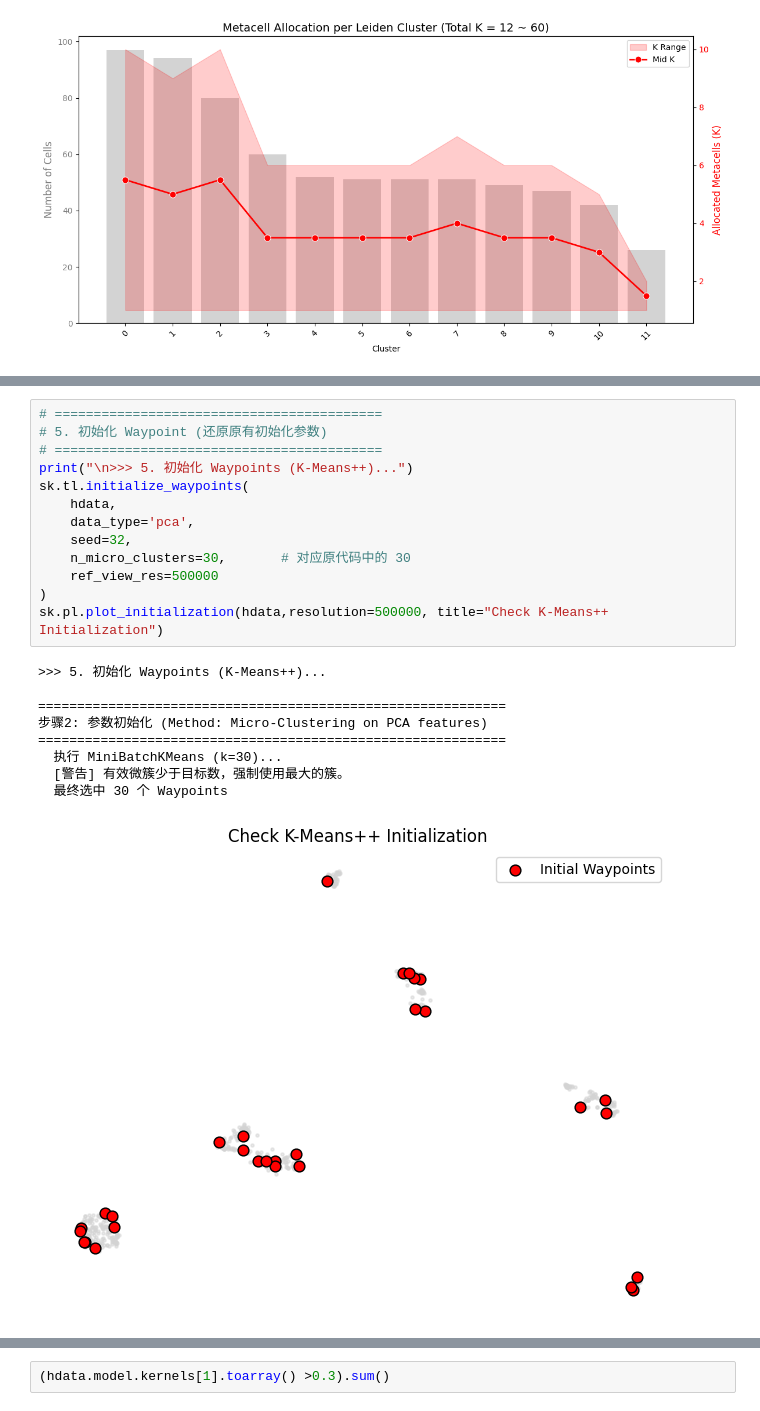
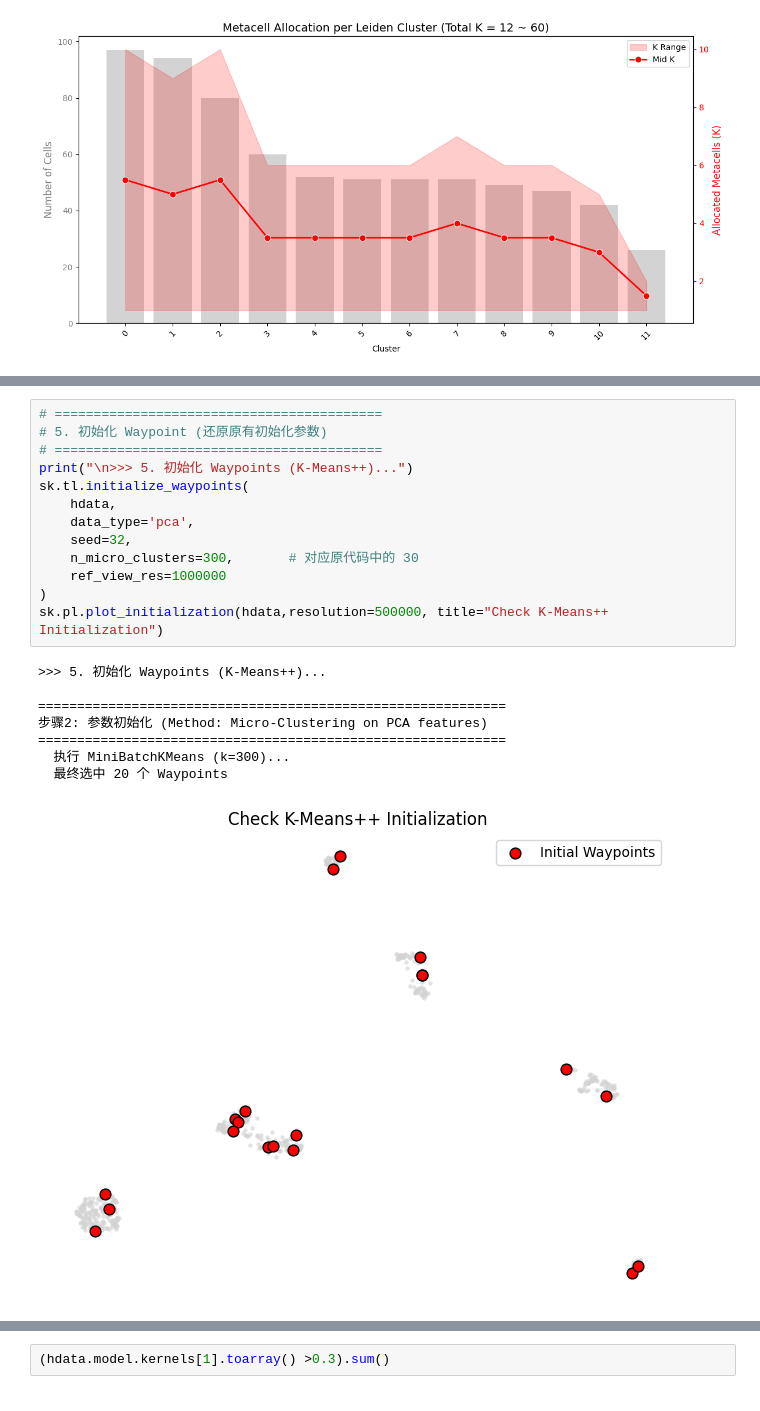
Before and after one commit to CCCKW/hstack, a Jupyter notebook: test.ipynb, the cells around one changed output, grey strips where cells are left out. Cells and saved outputs as stored; diff of their text form.

```diff
--- a/test.ipynb
+++ b/test.ipynb
@@ -159,26 +156,25 @@ sk.tl.compute_kernels(hdata, )
 # %%
 # ==========================================
 # 5. 初始化 Waypoint (还原原有初始化参数)
 # ==========================================
 print("\n>>> 5. 初始化 Waypoints (K-Means++)...")
 sk.tl.initialize_waypoints(
     hdata,
     data_type='pca',
     seed=32,
-    n_micro_clusters=30,       # 对应原代码中的 30
-    ref_view_res=500000
+    n_micro_clusters=300,       # 对应原代码中的 30
+    ref_view_res=1000000
 )
 sk.pl.plot_initialization(hdata,resolution=500000, title="Check K-Means++ Initialization")
 # %% [output]
 >>> 5. 初始化 Waypoints (K-Means++)...
 
 ============================================================
 步骤2: 参数初始化 (Method: Micro-Clustering on PCA features)
 ============================================================
-  执行 MiniBatchKMeans (k=30)...
-  [警告] 有效微簇少于目标数，强制使用最大的簇。
-  最终选中 30 个 Waypoints
+  执行 MiniBatchKMeans (k=300)...
+  最终选中 20 个 Waypoints
-[figure, old version]
+[figure, new version]
 # %%
 # ==========================================
 # 6. 核心拟合优化
```
Also changed, not shown: parts of 12 cells of this notebook, 2 other files.
